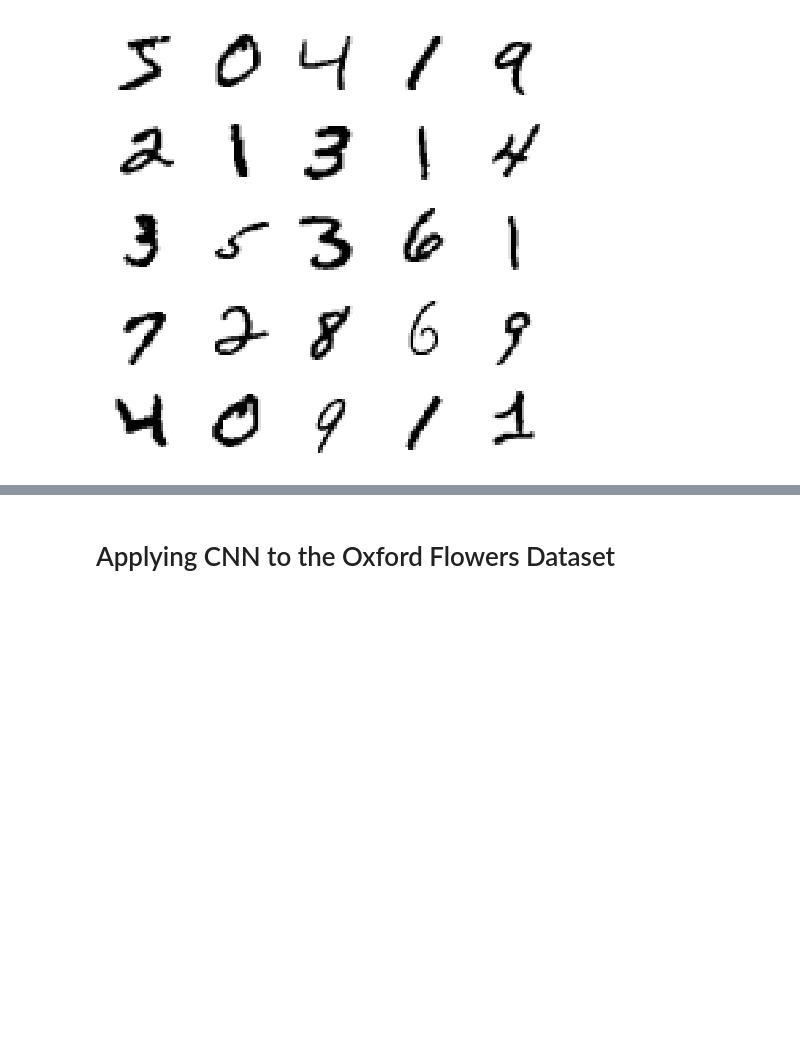
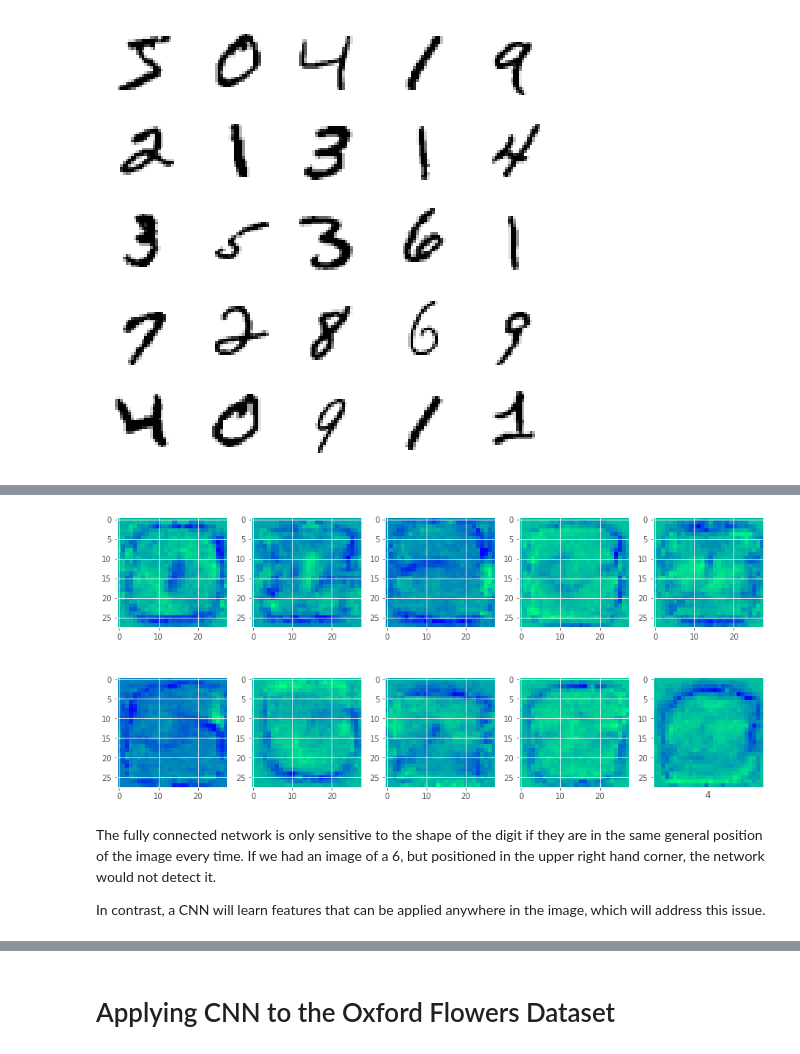
Before and after one commit to Connie-Liang/Data-Science-and-Machine-Learning-Notes, a Jupyter notebook: My CNN Notes.ipynb, the cells around one changed output, grey strips where cells are left out. Drawn from its saved outputs; the diff is of its cells as text; code cells hidden in the pictures; blank space fills up the shorter version.

```diff
--- a/My CNN Notes.ipynb
+++ b/My CNN Notes.ipynb
@@ -87,0 +99,9 @@ for i in range(25):
+# %%
+model = keras.Sequential()
+
+# flattens the pixels by unstacking the rows of pixels in the image and lining them up
+model.add(keras.layers.Flatten(input_shape=(28,28)))
+
+# this layer is a 10 node bias layer that returns an array of 10 probability score
+# that sum to 1
+model.add(keras.layers.Dense(10, activation='softmax'))
@@ -87,0 +132,11 @@ for i in range(25):
+# %%
+model.compile(optimizer='adam',
+             loss='sparse_categorical_crossentropy',
+             metrics=['accuracy'])
+
+# the optimizer can be changed out and experimented with
+# we use sparse categorical crossentropy when there are two or more label classes
+# we want to optimize for accuracy
+# %%
+model.fit(train_images, train_labels, epochs=10)
+# an epoch is one run forward and backward through the data
@@ -87,0 +175,22 @@ for i in range(25):
+# %%
+# plot the weights from our fit fully connected network as an image
+def plot_digit_weights(ax, digit):
+
+    digit_weights = np.reshape(model.weights[0][:,digit], (28,28))
+    ax.imshow(digit_weights, cmap=plt.cm.winter, interpolation="nearest")
+# %%
+fig, axs = plt.subplots(2,5, figsize=(12,6))
+
+for digit, ax in enumerate(axs.flatten()):
+    plot_digit_weights(ax, digit)
+
+plt.tight_layout()
+
+# below, we can see that 0, 1, 2, and even 3 can be made out.
+# but as the image are more complex, it becomes harder for the model to tell the digit
+# %% [output]
+[figure, added]
+# %% [markdown]
+The fully connected network is only sensitive to the shape of the digit if they are in the same general position of the image every time. If we had an image of a 6, but positioned in the upper right hand corner, the network would not detect it.
+
+In contrast, a CNN will learn features that can be applied anywhere in the image, which will address this issue.
```
Also changed, not shown: parts of 36 cells of this notebook.
